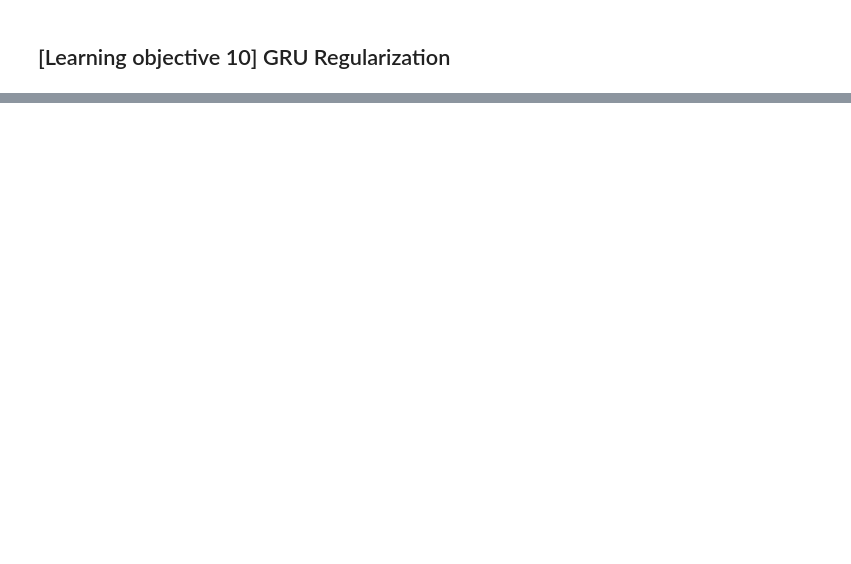
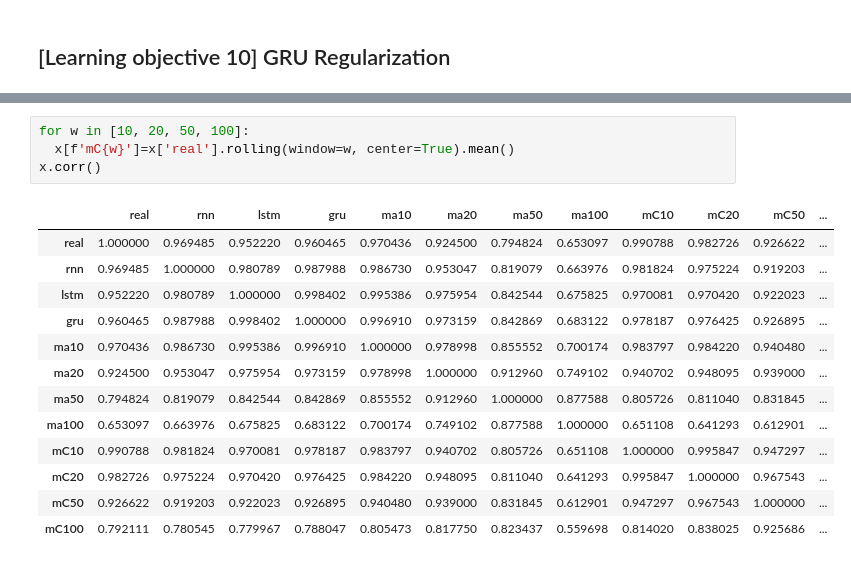
Before and after one commit to renyuanL/110_project, a Jupyter notebook: _ry_From regression to RNN.ipynb, the cells around one changed output, grey strips where cells are left out. Cells and saved outputs as stored; diff of their text form; blank space fills up the shorter version.

```diff
--- a/_ry_From regression to RNN.ipynb
+++ b/_ry_From regression to RNN.ipynb
@@ -896,0 +1034,18 @@ x.corr()
+# %%
+for w in [10, 20, 50, 100]:
+  x[f'mC{w}']=x['real'].rolling(window=w, center=True).mean()
+x.corr()
+# %% [output]
+|  | real | rnn | lstm | gru | ma10 | ma20 | ma50 | ma100 | mC10 | mC20 | mC50 | ... |
+| real | 1.000000 | 0.969485 | 0.952220 | 0.960465 | 0.970436 | 0.924500 | 0.794824 | 0.653097 | 0.990788 | 0.982726 | 0.926622 | ... |
+| rnn | 0.969485 | 1.000000 | 0.980789 | 0.987988 | 0.986730 | 0.953047 | 0.819079 | 0.663976 | 0.981824 | 0.975224 | 0.919203 | ... |
+| lstm | 0.952220 | 0.980789 | 1.000000 | 0.998402 | 0.995386 | 0.975954 | 0.842544 | 0.675825 | 0.970081 | 0.970420 | 0.922023 | ... |
+| gru | 0.960465 | 0.987988 | 0.998402 | 1.000000 | 0.996910 | 0.973159 | 0.842869 | 0.683122 | 0.978187 | 0.976425 | 0.926895 | ... |
+| ma10 | 0.970436 | 0.986730 | 0.995386 | 0.996910 | 1.000000 | 0.978998 | 0.855552 | 0.700174 | 0.983797 | 0.984220 | 0.940480 | ... |
+| ma20 | 0.924500 | 0.953047 | 0.975954 | 0.973159 | 0.978998 | 1.000000 | 0.912960 | 0.749102 | 0.940702 | 0.948095 | 0.939000 | ... |
+| ma50 | 0.794824 | 0.819079 | 0.842544 | 0.842869 | 0.855552 | 0.912960 | 1.000000 | 0.877588 | 0.805726 | 0.811040 | 0.831845 | ... |
+| ma100 | 0.653097 | 0.663976 | 0.675825 | 0.683122 | 0.700174 | 0.749102 | 0.877588 | 1.000000 | 0.651108 | 0.641293 | 0.612901 | ... |
+| mC10 | 0.990788 | 0.981824 | 0.970081 | 0.978187 | 0.983797 | 0.940702 | 0.805726 | 0.651108 | 1.000000 | 0.995847 | 0.947297 | ... |
+| mC20 | 0.982726 | 0.975224 | 0.970420 | 0.976425 | 0.984220 | 0.948095 | 0.811040 | 0.641293 | 0.995847 | 1.000000 | 0.967543 | ... |
+| mC50 | 0.926622 | 0.919203 | 0.922023 | 0.926895 | 0.940480 | 0.939000 | 0.831845 | 0.612901 | 0.947297 | 0.967543 | 1.000000 | ... |
+| mC100 | 0.792111 | 0.780545 | 0.779967 | 0.788047 | 0.805473 | 0.817750 | 0.823437 | 0.559698 | 0.814020 | 0.838025 | 0.925686 | ... |
```
Also changed, not shown: parts of 21 cells of this notebook.
